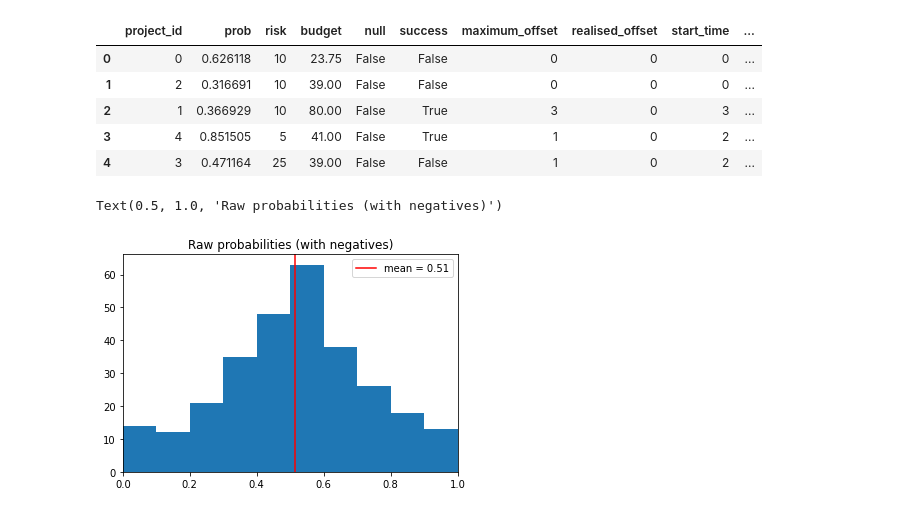
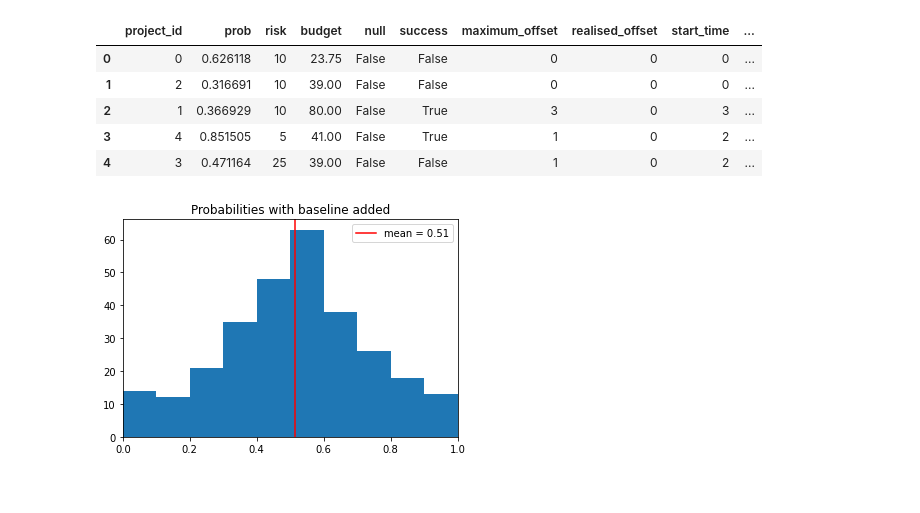
Before and after one commit to Superscriptus/SuperScript, a Jupyter notebook: analysis/probability_components.ipynb, the cells around one changed output. Saved outputs shown, nothing was run; the diff lists cells and outputs as text; code cells hidden in the pictures.

```diff
--- a/analysis/probability_components.ipynb
+++ b/analysis/probability_components.ipynb
@@ -216,13 +343,12 @@ preset_c_projects.head()
 # %%
 plt.hist(preset_c_projects.prob);
 plt.axvline(
     np.mean(preset_c_projects.prob),
     color='red',
     label='mean = %.2f' % np.mean(preset_c_projects.prob)
 )
 plt.legend()
 plt.xlim([0.0, 1.0])
-plt.title('Raw probabilities (with negatives)')
+plt.title('Probabilities with baseline added');
 # %% [output]
-Text(0.5, 1.0, 'Raw probabilities (with negatives)')
-[figure, old version]
+[figure, new version]
```
Also changed, not shown: parts of 12 cells of this notebook.
